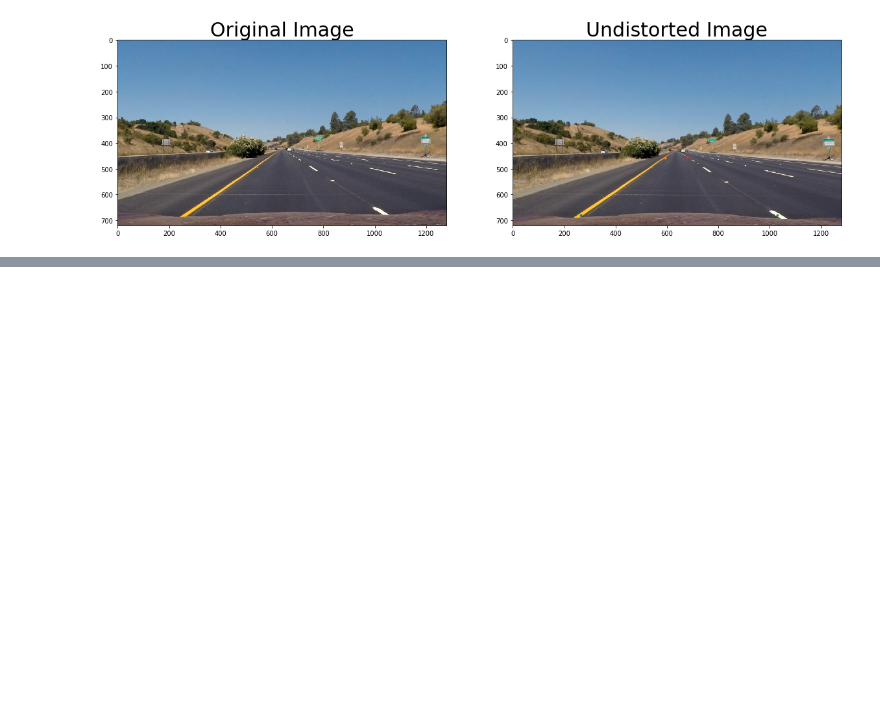
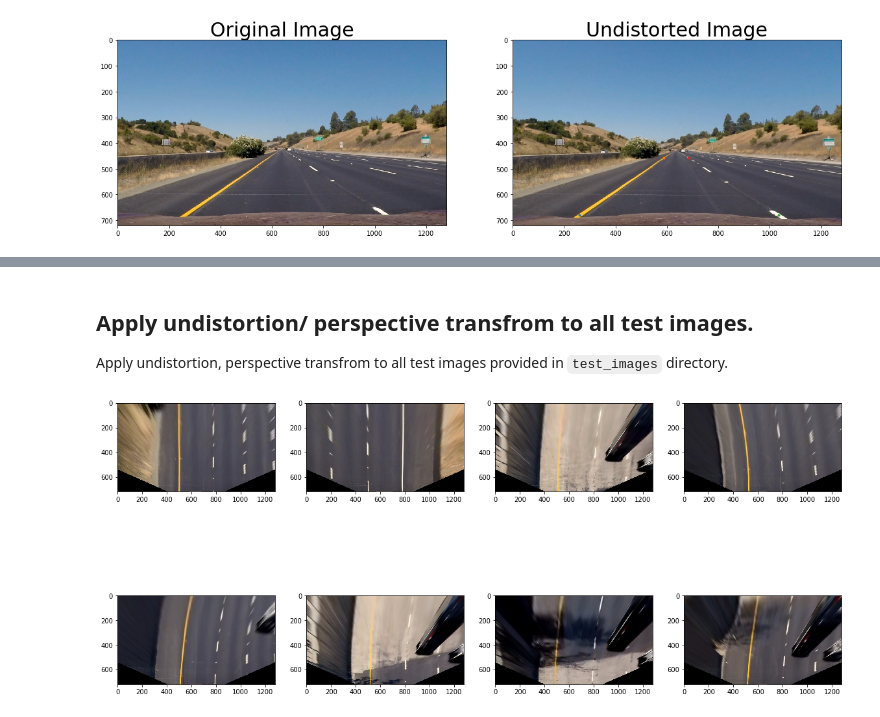
Before and after one commit to satoshikumano/CarND-Advanced-Lane-Lines-Submission, a Jupyter notebook: AdvancedLaneFinding.ipynb, the cells around one changed output, grey strips where cells are left out. Drawn from its saved outputs; the diff is of its cells as text; code cells hidden in the pictures; blank space fills up the shorter version.

```diff
--- a/AdvancedLaneFinding.ipynb
+++ b/AdvancedLaneFinding.ipynb
@@ -114,0 +126,24 @@ plt.imshow(warped)
+# %%
+def prepare_image(image):
+    undist = cv2.undistort(image, mtx, dist, None, mtx)
+    img_size = (undist.shape[1], undist.shape[0])
+    warped = cv2.warpPerspective(undist, M, img_size)
+    return warped
+# %% [markdown]
+## Apply undistortion/ perspective transfrom to all test images.
+
+Apply undistortion, perspective transfrom to all test images provided in `test_images` directory.
+# %%
+test_images = glob.glob('./test_images/*.jpg')
+
+f, subs = plt.subplots(2, 4, figsize=(20,10))
+for idx, fname in enumerate(test_images):
+#    image = cv2.imread(fname)
+    image = mpimg.imread(fname)
+    warped = prepare_image(image)
+    if 0 <= idx and idx <= 3:
+        subs[0][idx].imshow(warped)
+    else:
+        subs[1][idx%4].imshow(warped)
+# %% [output]
+[figure, added]
```
Also changed, not shown: parts of 8 cells of this notebook.
